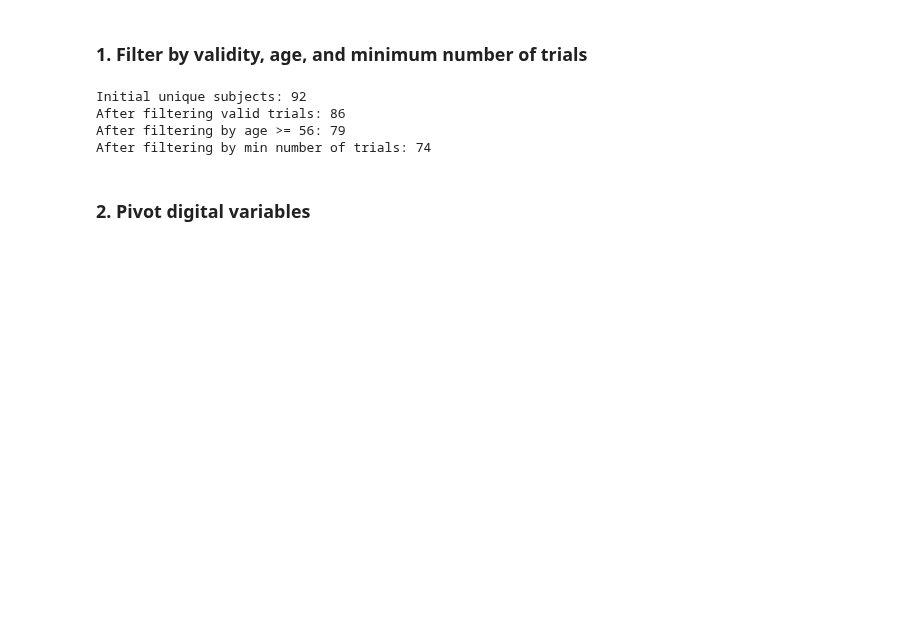
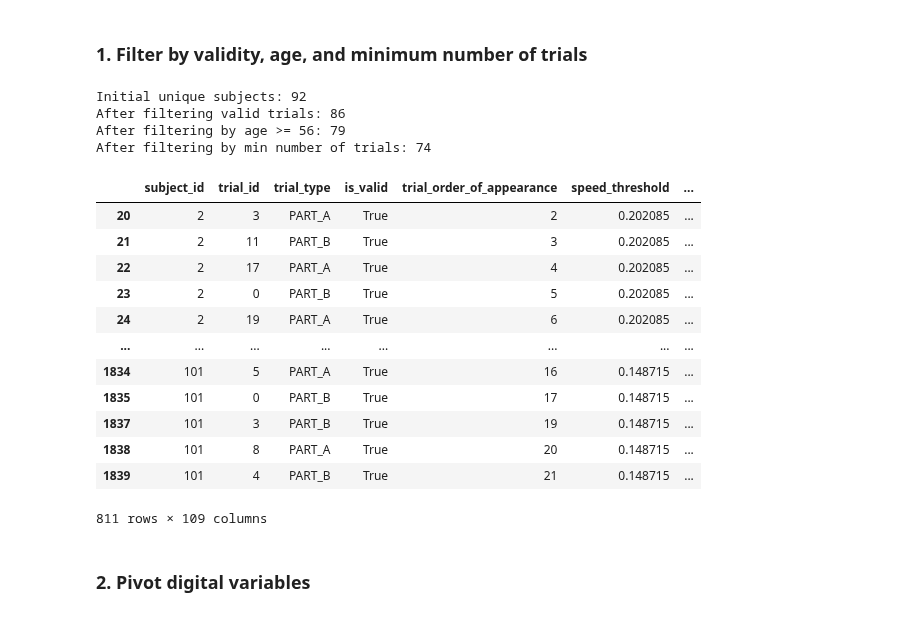
Before and after one commit to gianluca-capelo/tmt-analysis, a Jupyter notebook: notebooks/review_modelling.ipynb, the cells around one changed output. Saved outputs shown, nothing was run; the diff lists cells and outputs as text; code cells hidden in the pictures; blank space fills up the shorter version.

```diff
--- a/notebooks/review_modelling.ipynb
+++ b/notebooks/review_modelling.ipynb
@@ -136,6 +136,22 @@ Initial unique subjects: 92
 After filtering valid trials: 86
 After filtering by age >= 56: 79
 After filtering by min number of trials: 74
+# %%
+df_valid
+# %% [output]
+|  | subject_id | trial_id | trial_type | is_valid | trial_order_of_appearance | speed_threshold | ... |
+| 20 | 2 | 3 | PART_A | True | 2 | 0.202085 | ... |
+| 21 | 2 | 11 | PART_B | True | 3 | 0.202085 | ... |
+| 22 | 2 | 17 | PART_A | True | 4 | 0.202085 | ... |
+| 23 | 2 | 0 | PART_B | True | 5 | 0.202085 | ... |
+| 24 | 2 | 19 | PART_A | True | 6 | 0.202085 | ... |
+| ... | ... | ... | ... | ... | ... | ... | ... |
+| 1834 | 101 | 5 | PART_A | True | 16 | 0.148715 | ... |
+| 1835 | 101 | 0 | PART_B | True | 17 | 0.148715 | ... |
+| 1837 | 101 | 3 | PART_B | True | 19 | 0.148715 | ... |
+| 1838 | 101 | 8 | PART_A | True | 20 | 0.148715 | ... |
+| 1839 | 101 | 4 | PART_B | True | 21 | 0.148715 | ... |
+811 rows × 109 columns
 # %% [markdown]
 ### 2. Pivot digital variables
 # %%
```
Also changed, not shown: parts of 2 cells of this notebook, 2 other files.
